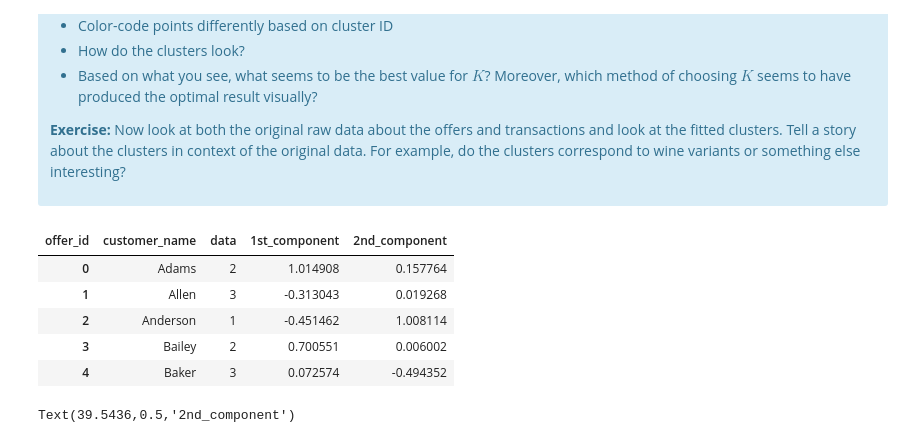
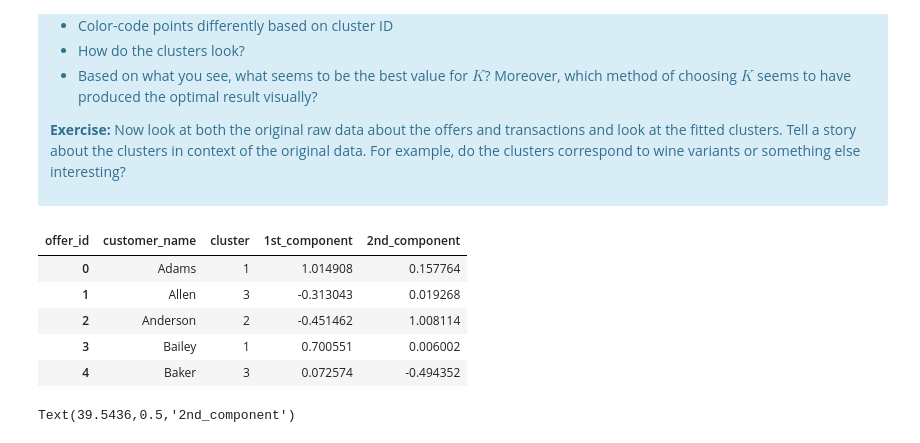
Before and after one commit to Vinuthask/Clustering, a Jupyter notebook: clustering_project/Mini_Project_Clustering.ipynb, the cells around one changed output. Drawn from its saved outputs; the diff is of its cells as text; code cells hidden in the pictures.

```diff
--- a/clustering_project/Mini_Project_Clustering.ipynb
+++ b/clustering_project/Mini_Project_Clustering.ipynb
@@ -326,17 +394,22 @@ This is only one use of PCA for dimension reduction. We can also use PCA when we
 # %%
 #your turn
 from sklearn.decomposition import PCA
+cluster = KMeans(n_clusters=4,random_state=42)
+df['cluster'] = cluster.fit_predict(df[df.columns[2:]])
+
 pca = PCA(n_components = 2)
 df['1st_component'] = pca.fit_transform(x_cols)[:,0]
 df['2nd_component'] = pca.fit_transform(x_cols)[:,1]
+df1 = df.reset_index()
 
-customer_clusters = df[['customer_name', 'data','1st_component','2nd_component']]
+
+customer_clusters = df1[['customer_name', 'cluster','1st_component','2nd_component']]
 customer_clusters.head()
 # %% [output]
-| offer_id | customer_name | data | 1st_component | 2nd_component |
-| 0 | Adams | 2 | 1.014908 | 0.157764 |
+| offer_id | customer_name | cluster | 1st_component | 2nd_component |
+| 0 | Adams | 1 | 1.014908 | 0.157764 |
 | 1 | Allen | 3 | -0.313043 | 0.019268 |
-| 2 | Anderson | 1 | -0.451462 | 1.008114 |
-| 3 | Bailey | 2 | 0.700551 | 0.006002 |
+| 2 | Anderson | 2 | -0.451462 | 1.008114 |
+| 3 | Bailey | 1 | 0.700551 | 0.006002 |
 | 4 | Baker | 3 | 0.072574 | -0.494352 |
 # %%
```
Also changed, not shown: parts of 12 cells of this notebook.
